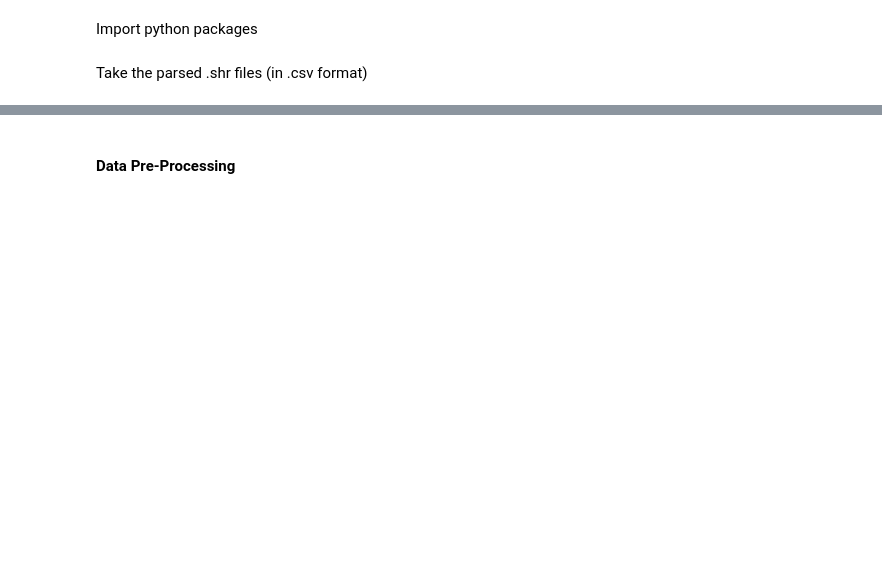
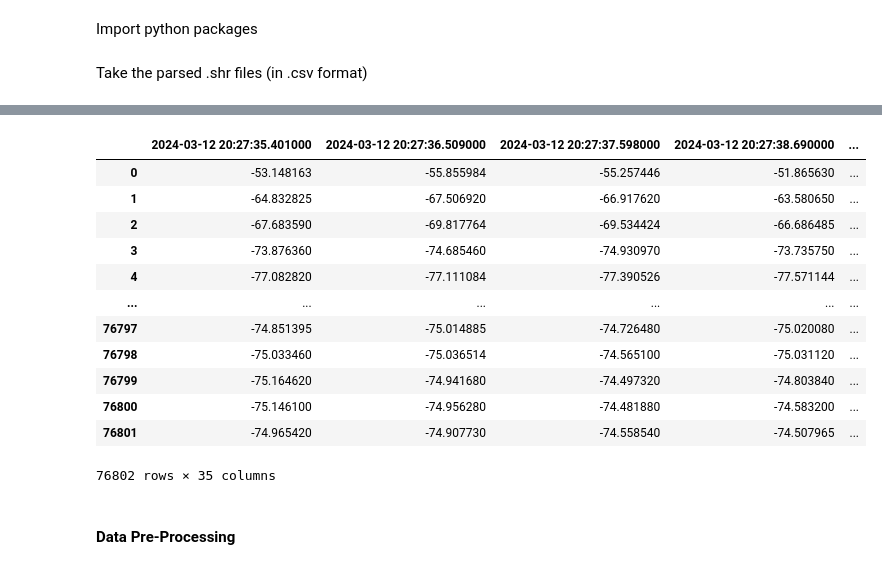
Before and after one commit to theorizchy/rf_anomaly_detection, a Jupyter notebook: model_training.ipynb, the cells around one changed output, grey strips where cells are left out. Drawn from its saved outputs; the diff is of its cells as text; code cells hidden in the pictures; blank space fills up the shorter version.

```diff
--- a/model_training.ipynb
+++ b/model_training.ipynb
@@ -31,3 +38,24 @@ data
+# %%
+# Taken when camera is on
+anomaly_data = "parsed_SWEEP_REC_2024-03-12 20h27m34s_cam_on.csv"
+anomaly_file_path = os.path.join('output_file', anomaly_data)
+
+anomaly = pd.read_csv(anomaly_file_path)
+anomaly
+# %% [output]
+|  | 2024-03-12 20:27:35.401000 | 2024-03-12 20:27:36.509000 | 2024-03-12 20:27:37.598000 | 2024-03-12 20:27:38.690000 | ... |
+| 0 | -53.148163 | -55.855984 | -55.257446 | -51.865630 | ... |
+| 1 | -64.832825 | -67.506920 | -66.917620 | -63.580650 | ... |
+| 2 | -67.683590 | -69.817764 | -69.534424 | -66.686485 | ... |
+| 3 | -73.876360 | -74.685460 | -74.930970 | -73.735750 | ... |
+| 4 | -77.082820 | -77.111084 | -77.390526 | -77.571144 | ... |
+| ... | ... | ... | ... | ... | ... |
+| 76797 | -74.851395 | -75.014885 | -74.726480 | -75.020080 | ... |
+| 76798 | -75.033460 | -75.036514 | -74.565100 | -75.031120 | ... |
+| 76799 | -75.164620 | -74.941680 | -74.497320 | -74.803840 | ... |
+| 76800 | -75.146100 | -74.956280 | -74.481880 | -74.583200 | ... |
+| 76801 | -74.965420 | -74.907730 | -74.558540 | -74.507965 | ... |
+76802 rows × 35 columns
 # %% [markdown]
 #### Data Pre-Processing
 # %%
```
Also changed, not shown: parts of 29 cells of this notebook, 2 other files.
